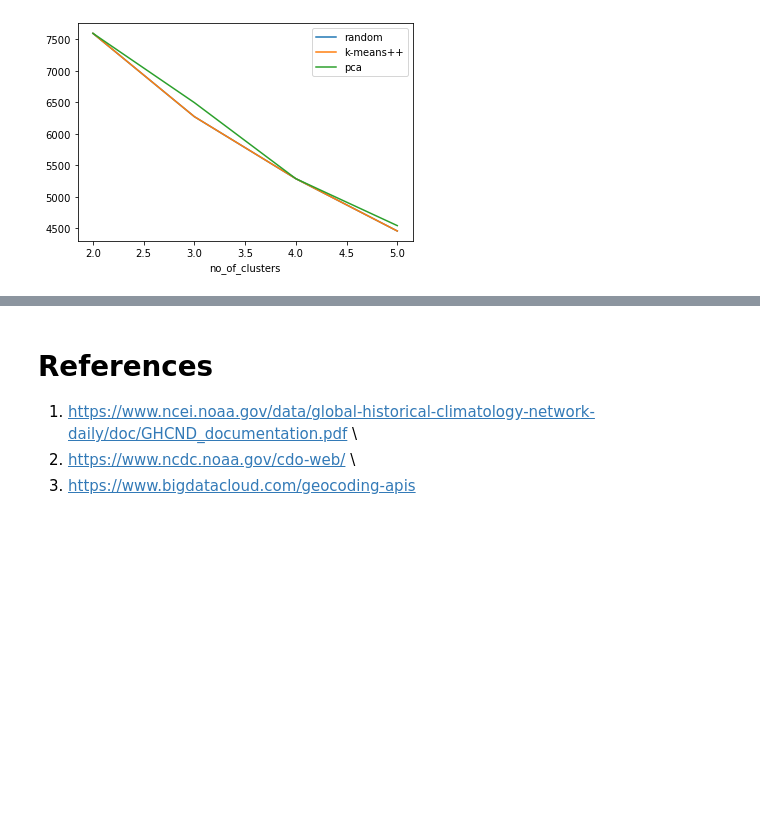
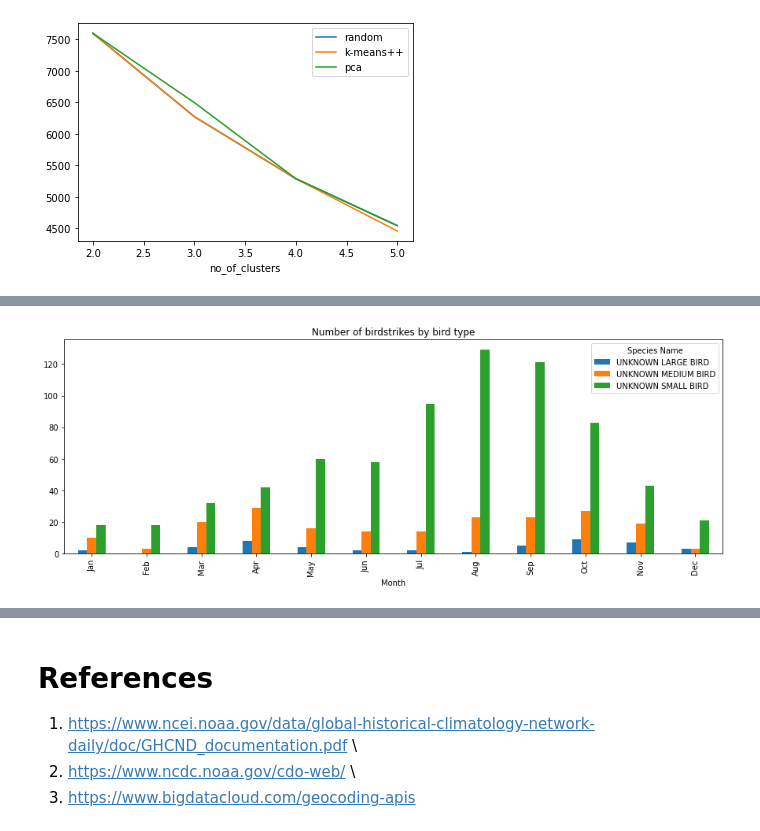
Before and after one commit to abdu95/birdstrikes-project-py, a Jupyter notebook: Notebook -2-Analysis.ipynb, the cells around one changed output, grey strips where cells are left out. Drawn from its saved outputs; the diff is of its cells as text; code cells hidden in the pictures; blank space fills up the shorter version.

```diff
--- a/Notebook -2-Analysis.ipynb
+++ b/Notebook -2-Analysis.ipynb
@@ -498,0 +475,2 @@ df_final
+# %%
+pivoted_df2 = by_month_species.pivot(index='Incident Month', columns='Species Name', values='bird_count').fillna(0)
@@ -498,0 +511,12 @@ df_final
+# %%
+pivoted_df = pivoted_df2.drop(pivoted_df2.columns.difference(['UNKNOWN LARGE BIRD', 'UNKNOWN MEDIUM BIRD', 'UNKNOWN SMALL BIRD' ]), 1)
+# %%
+pivoted_df['Month'] = list(range(1, 13))
+import calendar
+pivoted_df['Month'] = pivoted_df['Month'].apply(lambda x: calendar.month_abbr[x])
+# %%
+pivoted_df.index = pivoted_df['Month']
+# %%
+plot = pivoted_df.plot(kind='bar', figsize=(15,5), title='Number of birdstrikes by bird type')
+# %% [output]
+[figure, added]
```
Also changed, not shown: parts of 27 cells of this notebook, 2 other files.
